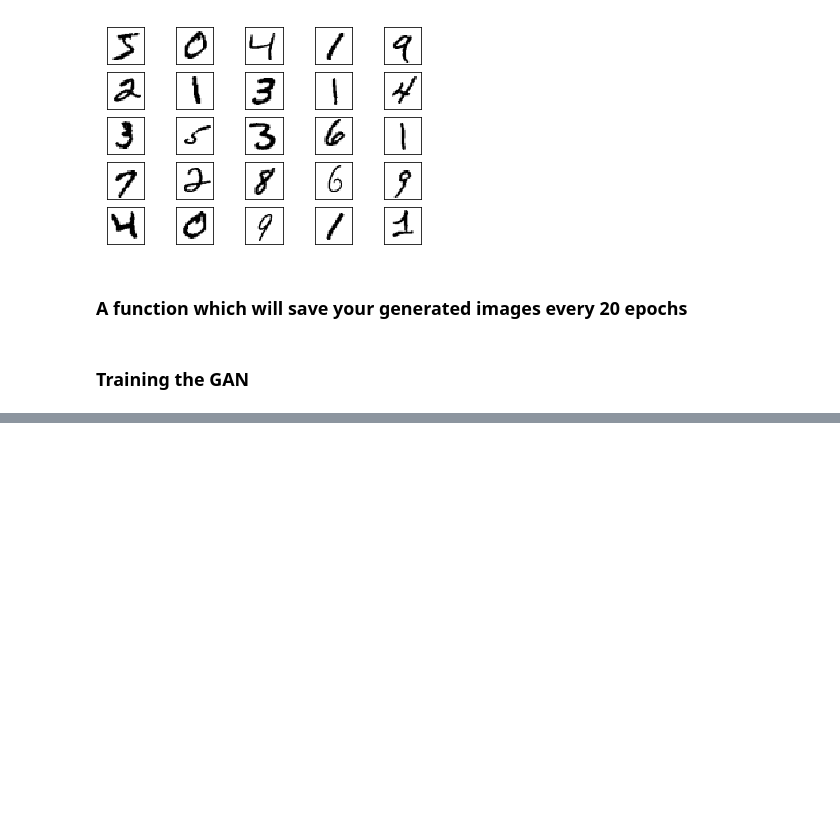
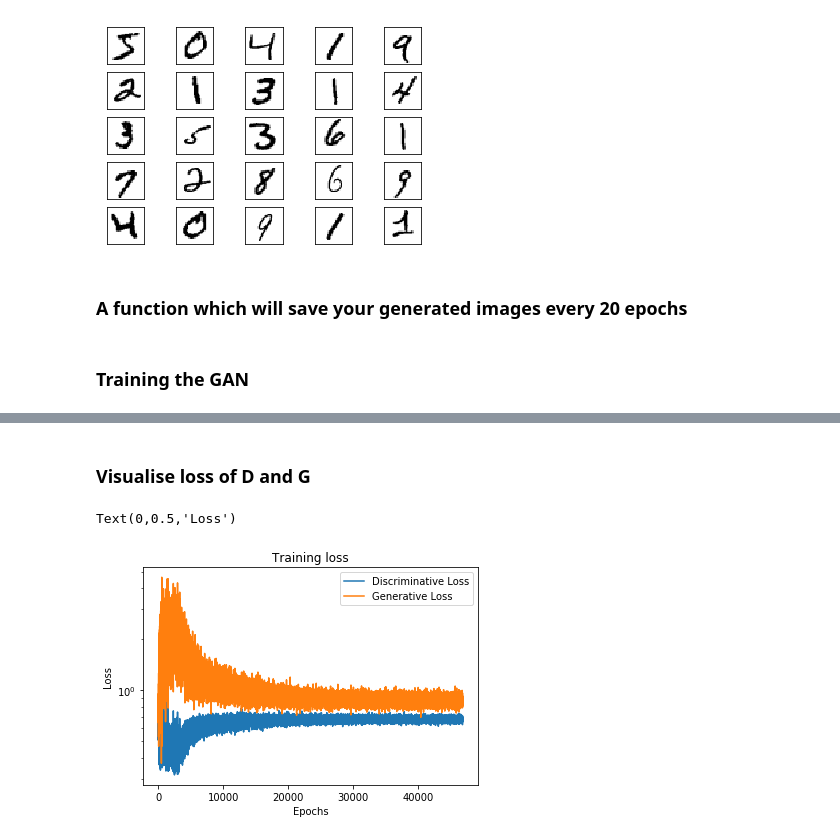
Before and after one commit to mednche/VanillaGAN-MNIST-Keras, a Jupyter notebook: Vanilla GAN MNIST Keras.ipynb, the cells around one changed output, grey strips where cells are left out. Drawn from its saved outputs; the diff is of its cells as text; code cells hidden in the pictures; blank space fills up the shorter version.

```diff
--- a/Vanilla GAN MNIST Keras.ipynb
+++ b/Vanilla GAN MNIST Keras.ipynb
@@ -249,0 +268,9 @@ Cost of G after epoch 100: 0.848813
+# %% [markdown]
+### Visualise loss of D and G
+# %%
+ax = pd.DataFrame({'Generative Loss': G_loss, 'Discriminative Loss': D_loss,}).plot(title='Training loss', logy=True, )
+ax.set_xlabel("Epochs")
+ax.set_ylabel("Loss")
+# %% [output]
+Text(0,0.5,'Loss')
+[figure, added]
```
Also changed, not shown: parts of 7 cells of this notebook, 2 other files.
